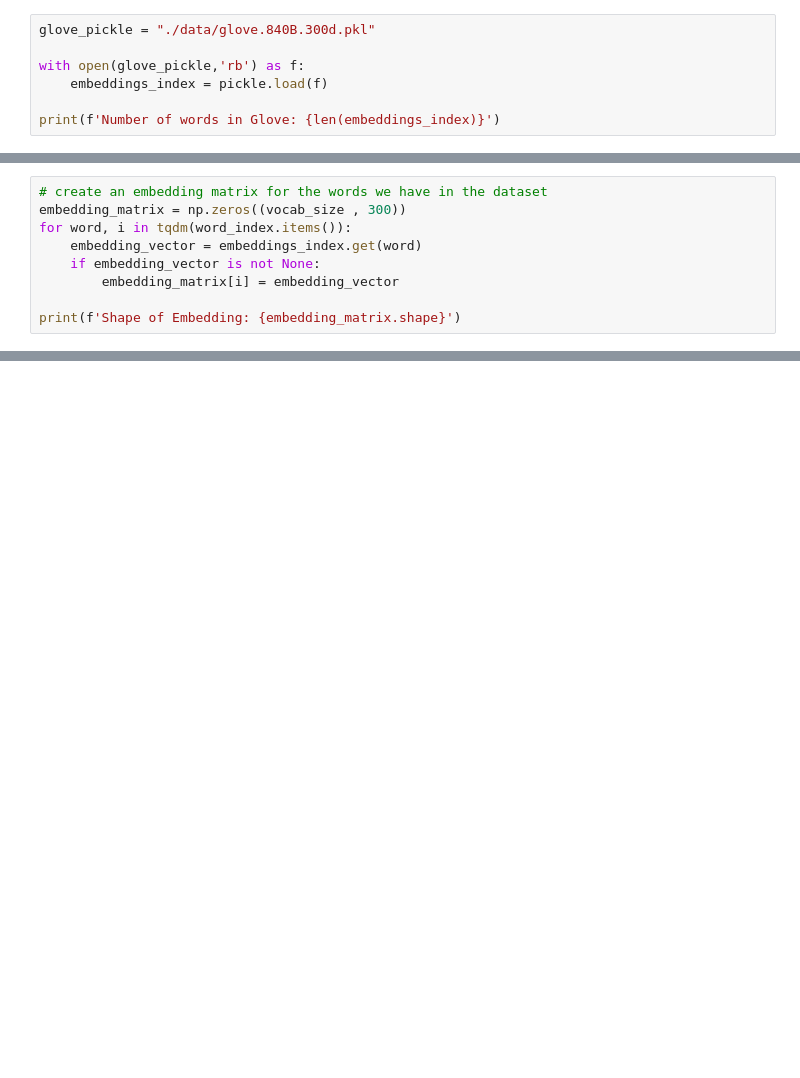
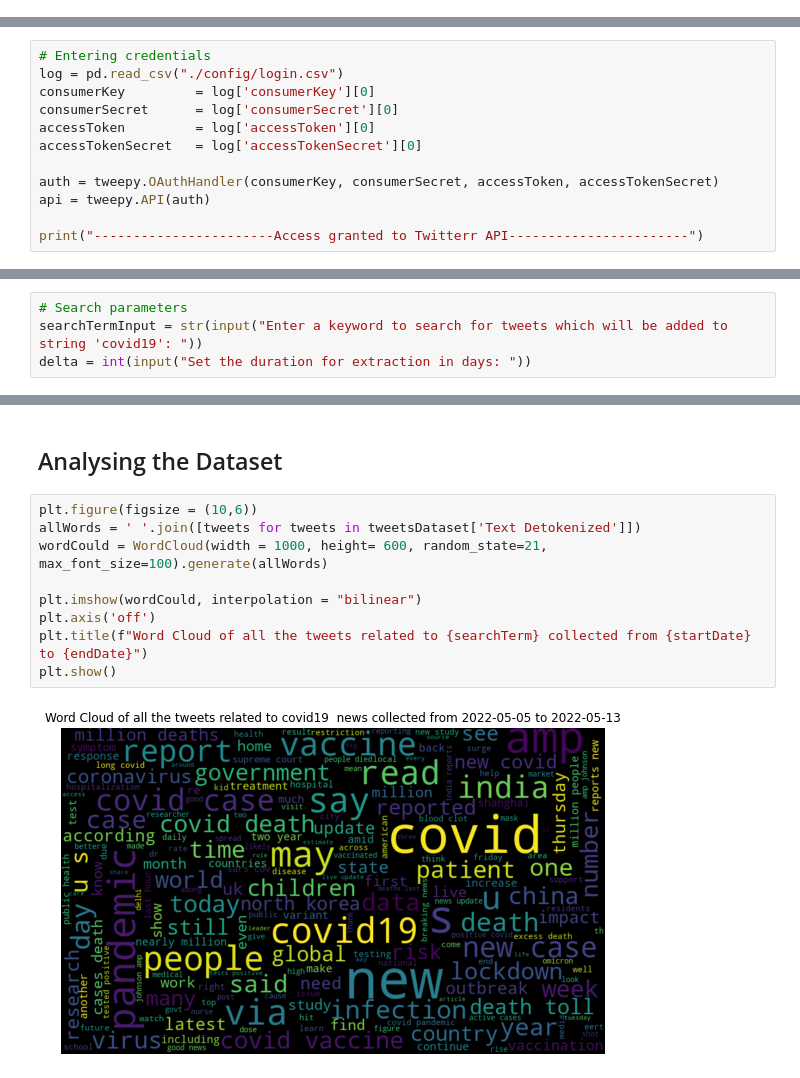
Before and after one commit to group5uol/Sentiment-Analysis, a Jupyter notebook: sentimentAnalysis.ipynb, the cells around one changed output, grey strips where cells are left out. Saved outputs shown, nothing was run; the diff lists cells and outputs as text; blank space fills up the shorter version.

```diff
--- a/sentimentAnalysis.ipynb
+++ b/sentimentAnalysis.ipynb
@@ -609,7 +0,0 @@ Epoch 20/20
-# %%
-glove_pickle = "./data/glove.840B.300d.pkl"
-
-with open(glove_pickle,'rb') as f:
-    embeddings_index = pickle.load(f)
-
-print(f'Number of words in Glove: {len(embeddings_index)}')
@@ -618,9 +0,0 @@ Number of words in Glove: 2196008
-# %%
-# create an embedding matrix for the words we have in the dataset
-embedding_matrix = np.zeros((vocab_size , 300))
-for word, i in tqdm(word_index.items()):
-    embedding_vector = embeddings_index.get(word)
-    if embedding_vector is not None:
-        embedding_matrix[i] = embedding_vector
-
-print(f'Shape of Embedding: {embedding_matrix.shape}')
@@ -814,0 +36,12 @@ predict(search_term)
+# %%
+# Entering credentials
+log = pd.read_csv("./config/login.csv")
+consumerKey         = log['consumerKey'][0]
+consumerSecret      = log['consumerSecret'][0]
+accessToken         = log['accessToken'][0]
+accessTokenSecret   = log['accessTokenSecret'][0]
+
+auth = tweepy.OAuthHandler(consumerKey, consumerSecret, accessToken, accessTokenSecret)
+api = tweepy.API(auth)
+
+print("-----------------------Access granted to Twitterr API-----------------------")
@@ -814,0 +50,4 @@ predict(search_term)
+# %%
+# Search parameters
+searchTermInput = str(input("Enter a keyword to search for tweets which will be added to string 'covid19': "))
+delta = int(input("Set the duration for extraction in days: "))
@@ -814,0 +218,13 @@ predict(search_term)
+# %% [markdown]
+## Analysing the Dataset
+# %%
+plt.figure(figsize = (10,6))
+allWords = ' '.join([tweets for tweets in tweetsDataset['Text Detokenized']])
+wordCould = WordCloud(width = 1000, height= 600, random_state=21, max_font_size=100).generate(allWords)
+
+plt.imshow(wordCould, interpolation = "bilinear")
+plt.axis('off')
+plt.title(f"Word Cloud of all the tweets related to {searchTerm} collected from {startDate} to {endDate}")
+plt.show()
+# %% [output]
+[figure, added]
```
Also changed, not shown: parts of 60 cells of this notebook.
